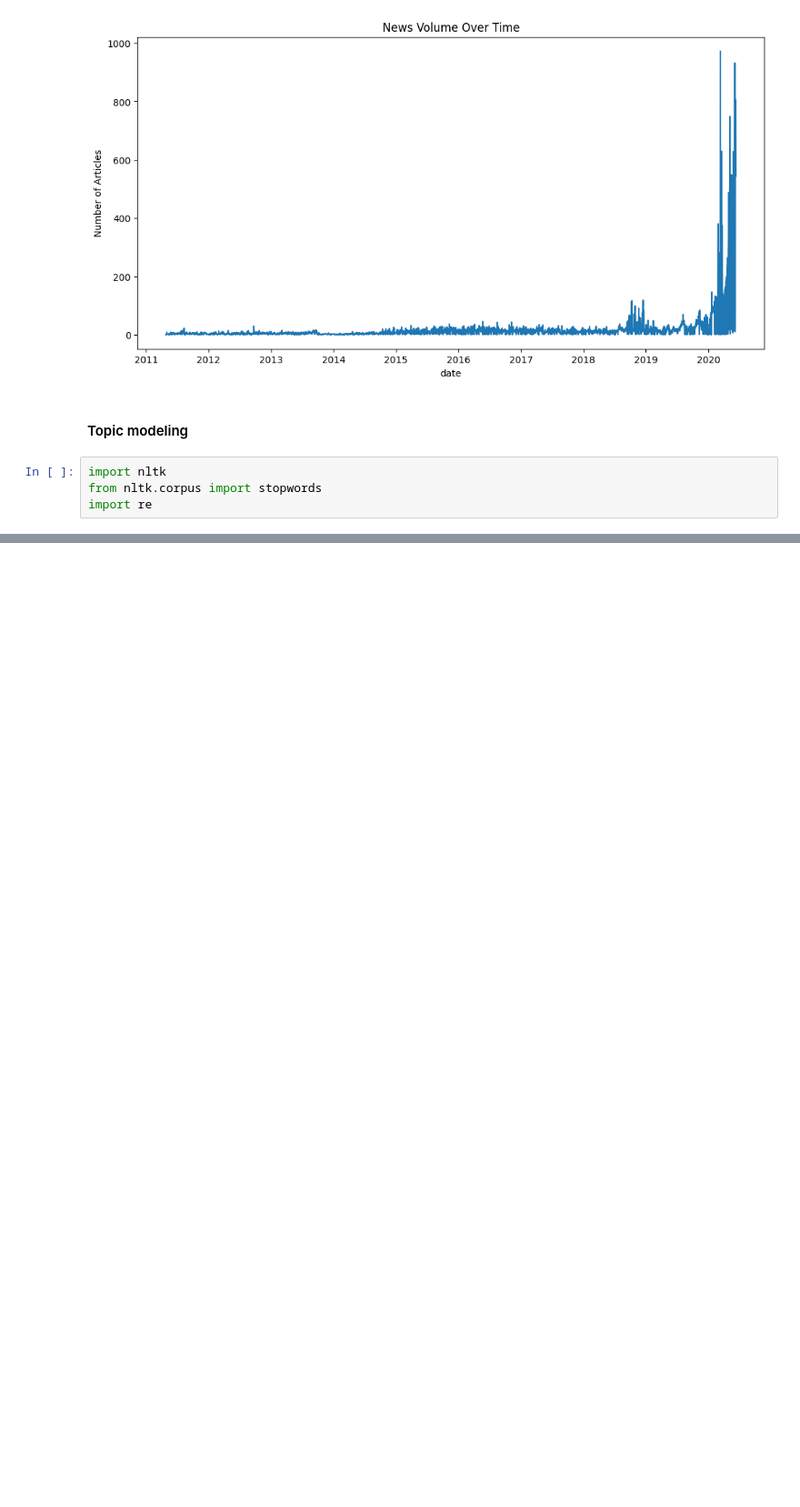
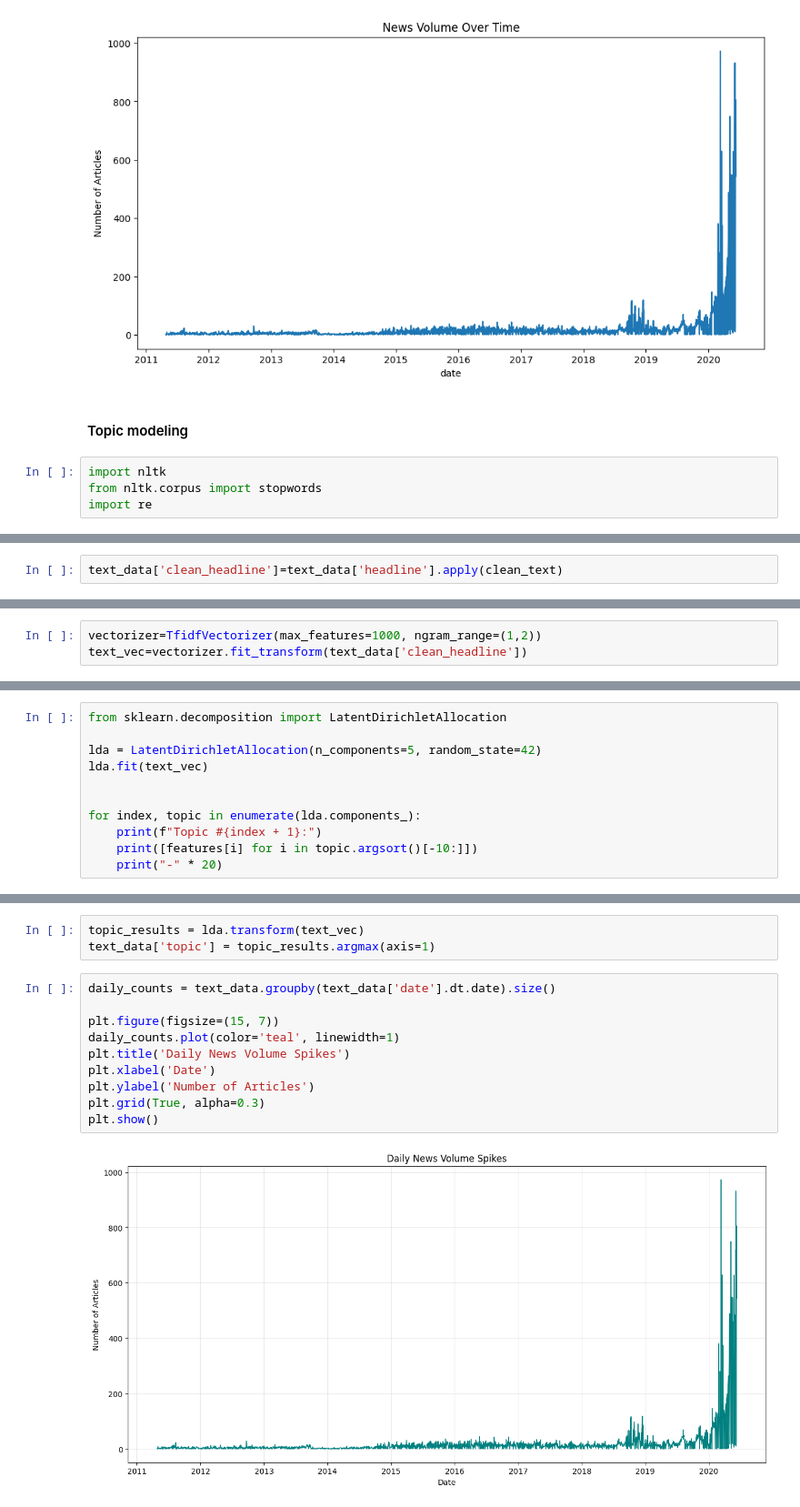
Before and after one commit to soliana-k/stock_news_sentiment, a Jupyter notebook: notebooks/nlp/sentiment_analysis.ipynb, the cells around one changed output, grey strips where cells are left out. Shown at 91% size. Cells and saved outputs as stored; diff of their text form; blank space fills up the shorter version.

Commit message:
feat: text analysis with topic modeling, decomposing and visualizing

```diff
--- a/notebooks/nlp/sentiment_analysis.ipynb
+++ b/notebooks/nlp/sentiment_analysis.ipynb
@@ -122,0 +132,2 @@ import re
+# %%
+text_data['clean_headline']=text_data['headline'].apply(clean_text)
@@ -122,0 +152,3 @@ import re
+# %%
+vectorizer=TfidfVectorizer(max_features=1000, ngram_range=(1,2))
+text_vec=vectorizer.fit_transform(text_data['clean_headline'])
@@ -122,0 +161,11 @@ import re
+# %%
+from sklearn.decomposition import LatentDirichletAllocation
+
+lda = LatentDirichletAllocation(n_components=5, random_state=42)
+lda.fit(text_vec)
+
+
+for index, topic in enumerate(lda.components_):
+    print(f"Topic #{index + 1}:")
+    print([features[i] for i in topic.argsort()[-10:]])
+    print("-" * 20)
@@ -122,0 +188,15 @@ import re
+# %%
+topic_results = lda.transform(text_vec)
+text_data['topic'] = topic_results.argmax(axis=1)
+# %%
+daily_counts = text_data.groupby(text_data['date'].dt.date).size()
+
+plt.figure(figsize=(15, 7))
+daily_counts.plot(color='teal', linewidth=1)
+plt.title('Daily News Volume Spikes')
+plt.xlabel('Date')
+plt.ylabel('Number of Articles')
+plt.grid(True, alpha=0.3)
+plt.show()
+# %% [output]
+[figure, added]
```
Also changed, not shown: parts of 9 cells of this notebook.
